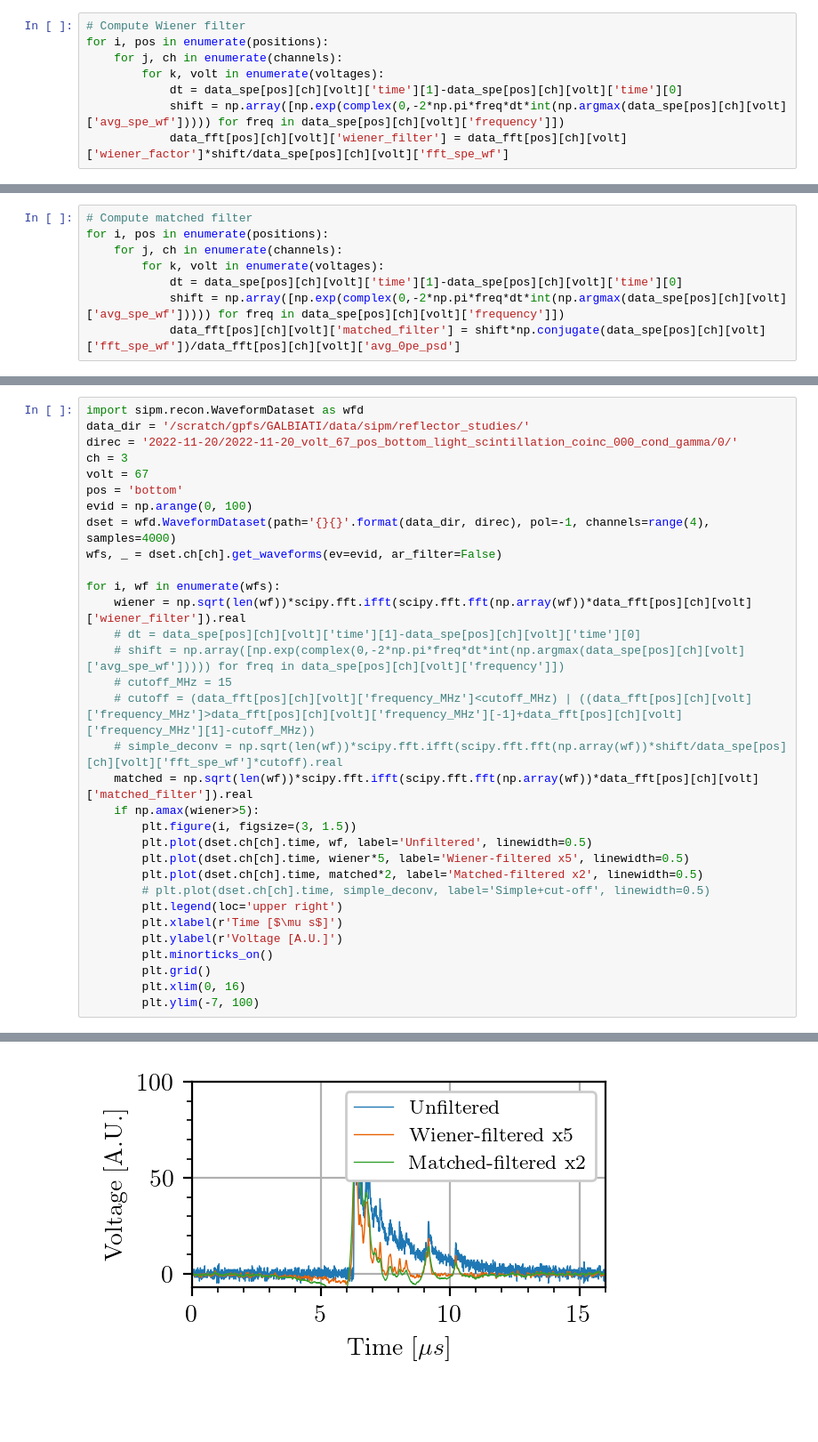
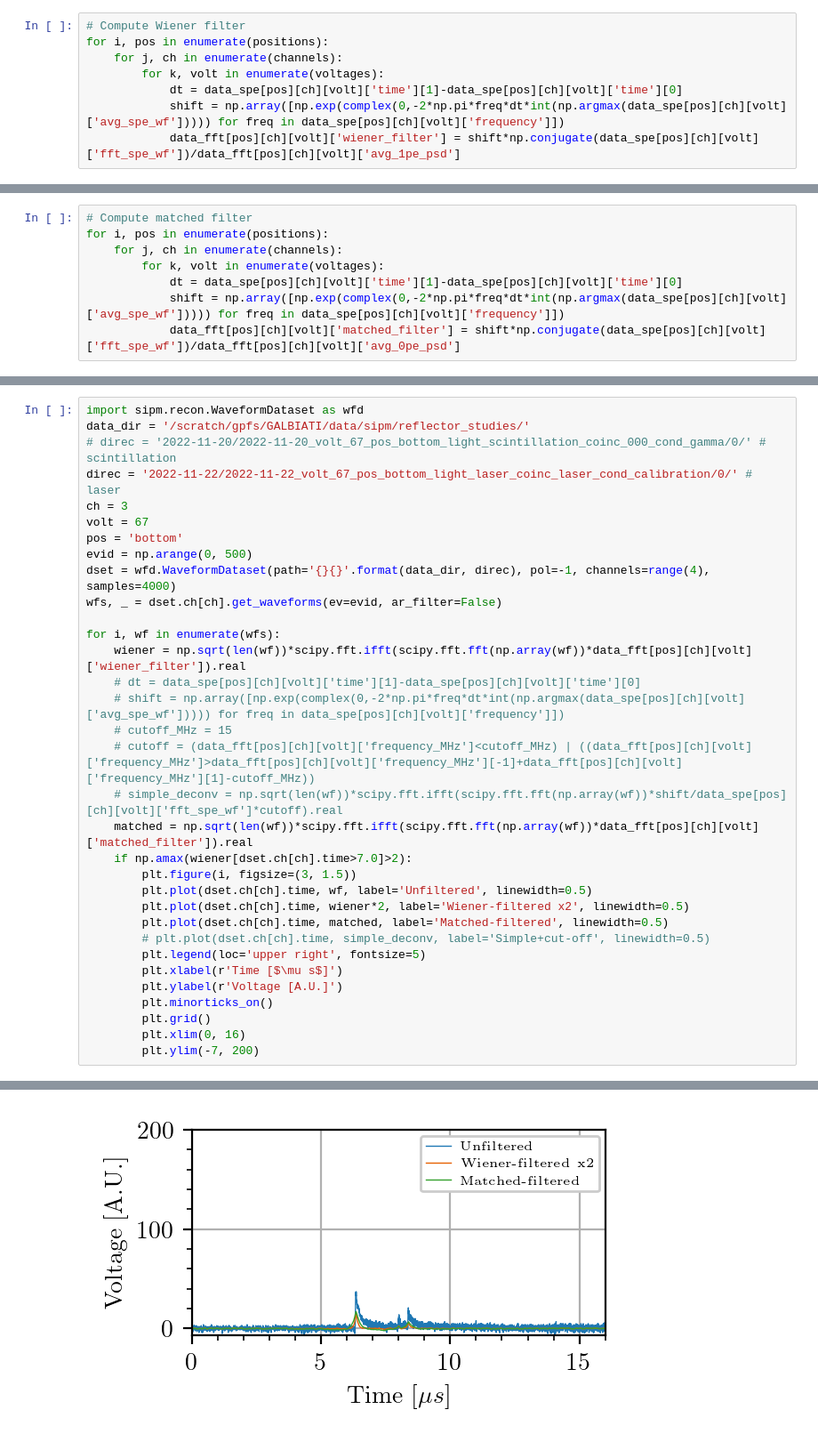
Before and after one commit to darkside-princeton/sipm-analysis, a Jupyter notebook: jupyter/deconvolution.ipynb, the cells around one changed output, grey strips where cells are left out. Shown at 89% size. Drawn from its saved outputs; the diff is of its cells as text; blank space fills up the shorter version.

```diff
--- a/jupyter/deconvolution.ipynb
+++ b/jupyter/deconvolution.ipynb
@@ -249,7 +249,7 @@ for i, pos in enumerate(positions):
         for k, volt in enumerate(voltages):
             dt = data_spe[pos][ch][volt]['time'][1]-data_spe[pos][ch][volt]['time'][0]
             shift = np.array([np.exp(complex(0,-2*np.pi*freq*dt*int(np.argmax(data_spe[pos][ch][volt]['avg_spe_wf'])))) for freq in data_spe[pos][ch][volt]['frequency']])
-            data_fft[pos][ch][volt]['wiener_filter'] = data_fft[pos][ch][volt]['wiener_factor']*shift/data_spe[pos][ch][volt]['fft_spe_wf']
+            data_fft[pos][ch][volt]['wiener_filter'] = shift*np.conjugate(data_spe[pos][ch][volt]['fft_spe_wf'])/data_fft[pos][ch][volt]['avg_1pe_psd']
 # %%
 h5filename = 'data/deconvolution_liq2.h5'
 for pos in positions:
@@ -288,11 +288,12 @@ plt.plot(np.array(filter_h5['/top/ch0/67V']['frequency_MHz']), np.array(data_fft
 # %%
 import sipm.recon.WaveformDataset as wfd
 data_dir = '/scratch/gpfs/GALBIATI/data/sipm/reflector_studies/'
-direc = '2022-11-20/2022-11-20_volt_67_pos_bottom_light_scintillation_coinc_000_cond_gamma/0/'
+# direc = '2022-11-20/2022-11-20_volt_67_pos_bottom_light_scintillation_coinc_000_cond_gamma/0/' # scintillation
+direc = '2022-11-22/2022-11-22_volt_67_pos_bottom_light_laser_coinc_laser_cond_calibration/0/' # laser
 ch = 3
 volt = 67
 pos = 'bottom'
-evid = np.arange(0, 100)
+evid = np.arange(0, 500)
 dset = wfd.WaveformDataset(path='{}{}'.format(data_dir, direc), pol=-1, channels=range(4), samples=4000)
 wfs, _ = dset.ch[ch].get_waveforms(ev=evid, ar_filter=False)
 
@@ -304,18 +305,18 @@ for i, wf in enumerate(wfs):
     # cutoff = (data_fft[pos][ch][volt]['frequency_MHz']<cutoff_MHz) | ((data_fft[pos][ch][volt]['frequency_MHz']>data_fft[pos][ch][volt]['frequency_MHz'][-1]+data_fft[pos][ch][volt]['frequency_MHz'][1]-cutoff_MHz))
     # simple_deconv = np.sqrt(len(wf))*scipy.fft.ifft(scipy.fft.fft(np.array(wf))*shift/data_spe[pos][ch][volt]['fft_spe_wf']*cutoff).real
     matched = np.sqrt(len(wf))*scipy.fft.ifft(scipy.fft.fft(np.array(wf))*data_fft[pos][ch][volt]['matched_filter']).real
-    if np.amax(wiener>5):
+    if np.amax(wiener[dset.ch[ch].time>7.0]>2):
         plt.figure(i, figsize=(3, 1.5))
         plt.plot(dset.ch[ch].time, wf, label='Unfiltered', linewidth=0.5)
-        plt.plot(dset.ch[ch].time, wiener*5, label='Wiener-filtered x5', linewidth=0.5)
-        plt.plot(dset.ch[ch].time, matched*2, label='Matched-filtered x2', linewidth=0.5)
+        plt.plot(dset.ch[ch].time, wiener*2, label='Wiener-filtered x2', linewidth=0.5)
+        plt.plot(dset.ch[ch].time, matched, label='Matched-filtered', linewidth=0.5)
         # plt.plot(dset.ch[ch].time, simple_deconv, label='Simple+cut-off', linewidth=0.5)
-        plt.legend(loc='upper right')
+        plt.legend(loc='upper right', fontsize=5)
         plt.xlabel(r'Time [$\mu s$]')
         plt.ylabel(r'Voltage [A.U.]')
         plt.minorticks_on()
         plt.grid()
         plt.xlim(0, 16)
-        plt.ylim(-7, 100)
+        plt.ylim(-7, 200)
 # %% [output]
 No time.txt file
@@ -326 +327 @@ No time.txt file
-[figure, old version]
+[figure, new version]
```
Also changed, not shown: parts of 4 cells of this notebook.
